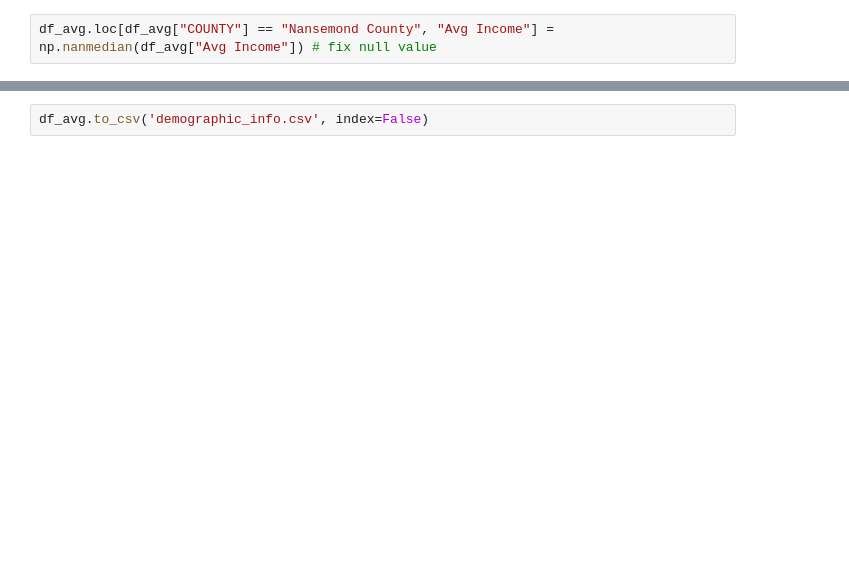
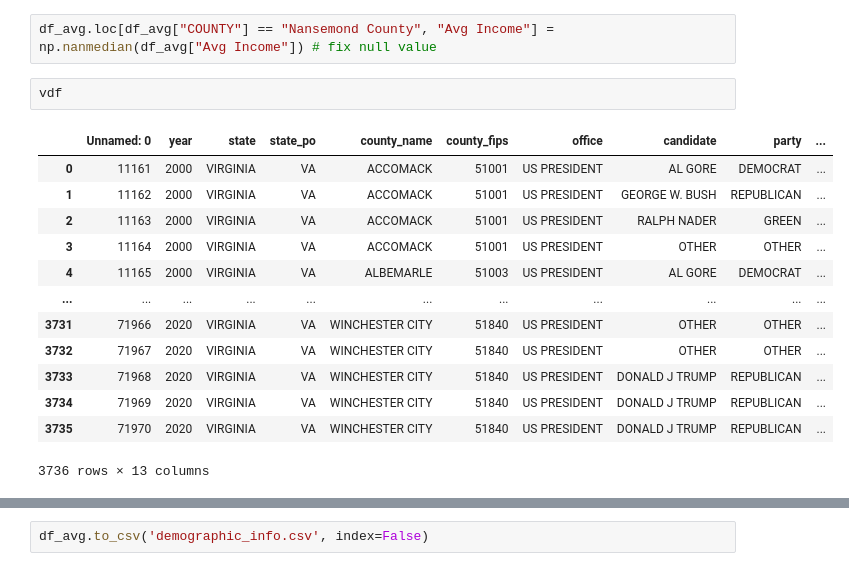
Before and after one commit to gsilver321/project_voting, a Jupyter notebook: voting_cleaning.ipynb, the cells around one changed output, grey strips where cells are left out. Saved outputs shown, nothing was run; the diff lists cells and outputs as text; blank space fills up the shorter version.

```diff
--- a/voting_cleaning.ipynb
+++ b/voting_cleaning.ipynb
@@ -139,3 +185,19 @@ Avg 65+ 0
 # %%
 df_avg.loc[df_avg["COUNTY"] == "Nansemond County", "Avg Income"] = np.nanmedian(df_avg["Avg Income"]) # fix null value
+# %%
+vdf
+# %% [output]
+|  | Unnamed: 0 | year | state | state_po | county_name | county_fips | office | candidate | party | ... |
+| 0 | 11161 | 2000 | VIRGINIA | VA | ACCOMACK | 51001 | US PRESIDENT | AL GORE | DEMOCRAT | ... |
+| 1 | 11162 | 2000 | VIRGINIA | VA | ACCOMACK | 51001 | US PRESIDENT | GEORGE W. BUSH | REPUBLICAN | ... |
+| 2 | 11163 | 2000 | VIRGINIA | VA | ACCOMACK | 51001 | US PRESIDENT | RALPH NADER | GREEN | ... |
+| 3 | 11164 | 2000 | VIRGINIA | VA | ACCOMACK | 51001 | US PRESIDENT | OTHER | OTHER | ... |
+| 4 | 11165 | 2000 | VIRGINIA | VA | ALBEMARLE | 51003 | US PRESIDENT | AL GORE | DEMOCRAT | ... |
+| ... | ... | ... | ... | ... | ... | ... | ... | ... | ... | ... |
+| 3731 | 71966 | 2020 | VIRGINIA | VA | WINCHESTER CITY | 51840 | US PRESIDENT | OTHER | OTHER | ... |
+| 3732 | 71967 | 2020 | VIRGINIA | VA | WINCHESTER CITY | 51840 | US PRESIDENT | OTHER | OTHER | ... |
+| 3733 | 71968 | 2020 | VIRGINIA | VA | WINCHESTER CITY | 51840 | US PRESIDENT | DONALD J TRUMP | REPUBLICAN | ... |
+| 3734 | 71969 | 2020 | VIRGINIA | VA | WINCHESTER CITY | 51840 | US PRESIDENT | DONALD J TRUMP | REPUBLICAN | ... |
+| 3735 | 71970 | 2020 | VIRGINIA | VA | WINCHESTER CITY | 51840 | US PRESIDENT | DONALD J TRUMP | REPUBLICAN | ... |
+3736 rows × 13 columns
 # %%
```
Also changed, not shown: parts of 7 cells of this notebook.
